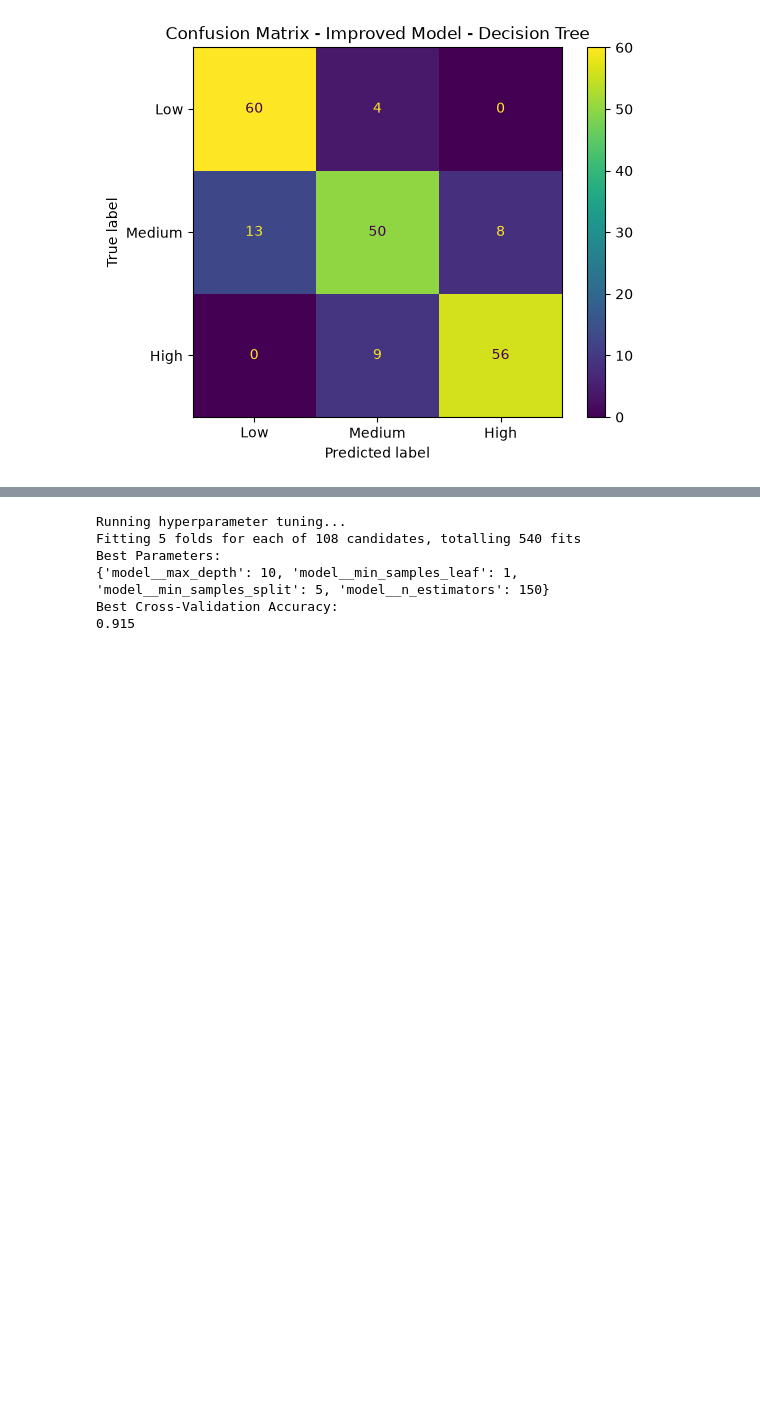
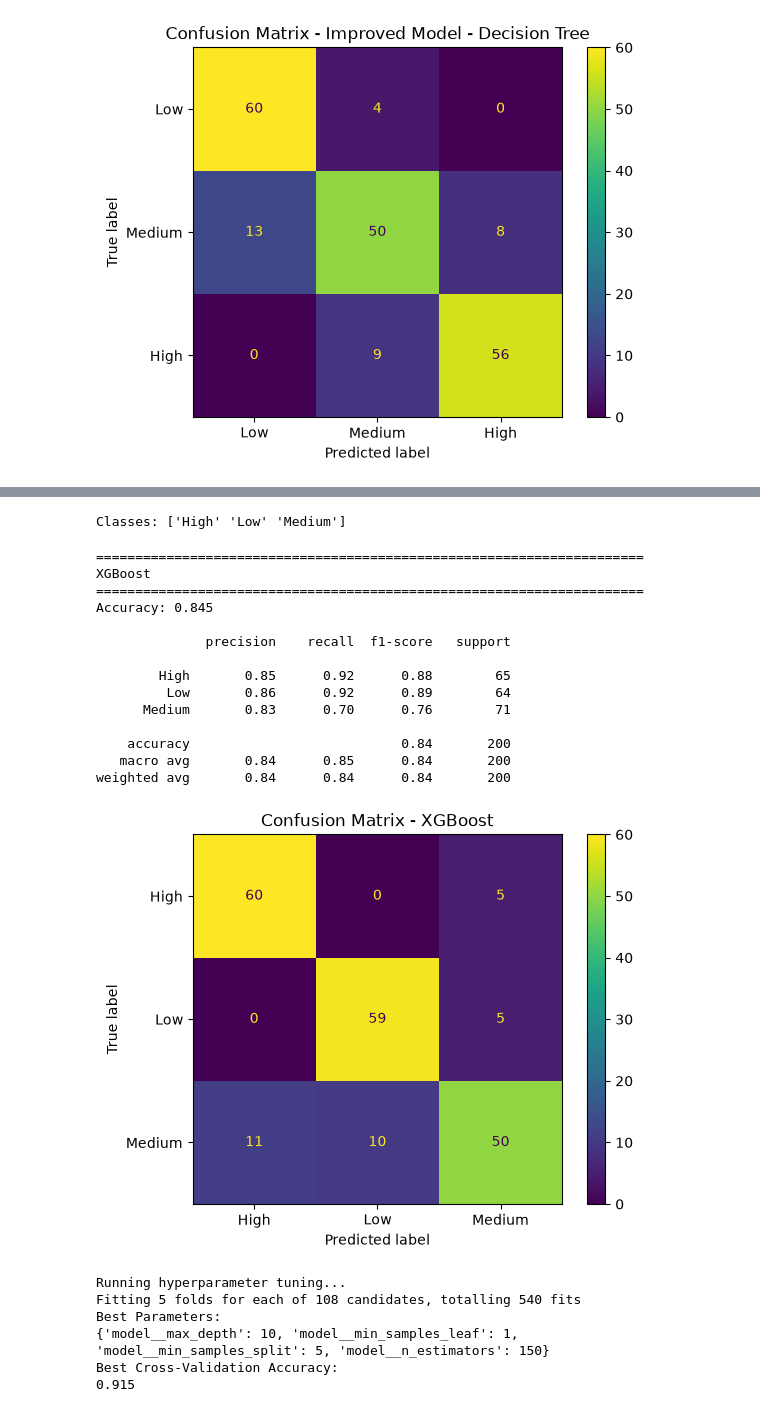
Before and after one commit to dhanusha239-maker/ai-mainframe-modernization-platform, a Jupyter notebook: ml_risk_predictor/notebooks/legacy_risk_model_training_structured.ipynb, the cells around one changed output, grey strips where cells are left out. Drawn from its saved outputs; the diff is of its cells as text; code cells hidden in the pictures; blank space fills up the shorter version.

```diff
--- a/ml_risk_predictor/notebooks/legacy_risk_model_training_structured.ipynb
+++ b/ml_risk_predictor/notebooks/legacy_risk_model_training_structured.ipynb
@@ -375,3 +375,79 @@ weighted avg       0.87      0.86      0.86       200
+# %%
+from sklearn.preprocessing import LabelEncoder
+
+xgb_label_encoder = LabelEncoder()
+
+y_train_xgb = xgb_label_encoder.fit_transform(y_train)
+y_test_xgb = xgb_label_encoder.transform(y_test)
+
+print("Classes:", xgb_label_encoder.classes_)
+# %% [output]
+Classes: ['High' 'Low' 'Medium']
+# %%
+# XGBoost Classifier
+from xgboost import XGBClassifier
+
+xgb_model = Pipeline(
+    steps=[
+        ("preprocessor", preprocessor),
+        ("model", XGBClassifier(
+            n_estimators=200,
+            max_depth=6,
+            learning_rate=0.1,
+            objective="multi:softprob",
+            eval_metric="mlogloss",
+            random_state=42
+        ))
+    ]
+)
+
+xgb_model.fit(X_train, y_train_xgb)
+
+y_pred_xgb = xgb_model.predict(X_test)
+
+xgb_accuracy = accuracy_score(y_test_xgb, y_pred_xgb)
+
+print("=" * 70)
+print("XGBoost")
+print("=" * 70)
+print("Accuracy:", round(xgb_accuracy, 4))
+print()
+print(classification_report(
+    y_test_xgb,    # actual test labels: 200
+    y_pred_xgb,    # predicted test labels: 200
+    target_names=xgb_label_encoder.classes_
+))
+
+xgb_matrix = confusion_matrix(y_test_xgb, y_pred_xgb)
+
+disp = ConfusionMatrixDisplay(
+    confusion_matrix=xgb_matrix,
+    display_labels=xgb_label_encoder.classes_
+)
+disp.plot()
+plt.title("Confusion Matrix - XGBoost")
+plt.show()
+
+xgb_results = {
+    "model_name": "XGBoost",
+    "accuracy": xgb_accuracy,
+}
+# %% [output]
+======================================================================
+XGBoost
+======================================================================
+Accuracy: 0.845
+
+              precision    recall  f1-score   support
+
+        High       0.85      0.92      0.88        65
+         Low       0.86      0.92      0.89        64
+      Medium       0.83      0.70      0.76        71
+
+    accuracy                           0.84       200
+   macro avg       0.84      0.85      0.84       200
+weighted avg       0.84      0.84      0.84       200
+[figure, added]
 # %%
 
 # ------------------------------------------------------------
```
Also changed, not shown: parts of 6 cells of this notebook, 2 other files.
